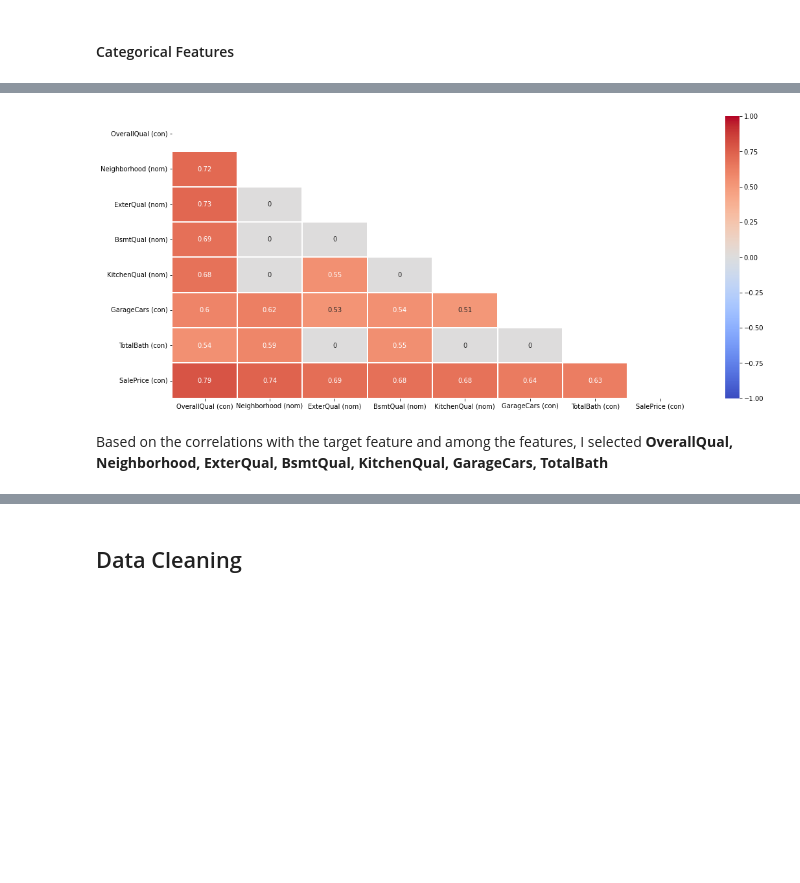
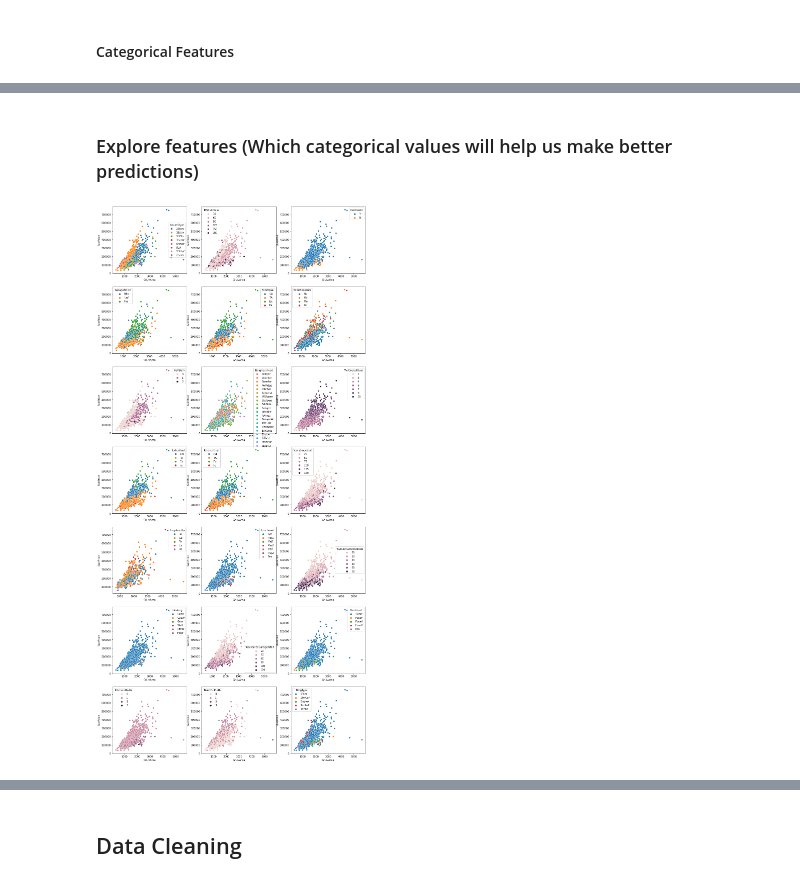
Before and after one commit to GuitooStephan/dsp-stephane-tanoh, a Jupyter notebook: notebooks/house-prices-modeling.ipynb, the cells around one changed output, grey strips where cells are left out. Saved outputs shown, nothing was run; the diff lists cells and outputs as text; code cells hidden in the pictures; blank space fills up the shorter version.

```diff
--- a/notebooks/house-prices-modeling.ipynb
+++ b/notebooks/house-prices-modeling.ipynb
@@ -211,19 +228,51 @@ FullBath (con)        0.560664
 Name: SalePrice (con), dtype: float64
-# %%
-# Show the correlation among them and the target feature
-categorical_correlated_features = ['OverallQual', 'Neighborhood', 'ExterQual', 'BsmtQual', 'KitchenQual', 'GarageCars', 'TotalBath', 'SalePrice']
-categorical_data_corr_result = nominal.associations(train_data_raw, figsize=(18, 18), mark_columns=True, compute_only=True,
-                     display_columns=categorical_correlated_features,
-                    display_rows=categorical_correlated_features)
-categorical_data_corr = pd.DataFrame(categorical_data_corr_result['corr'])
-categorical_data_corr[np.abs(categorical_data_corr)<.5] = 0
-
-plt.figure(figsize=(18, 8))
-mask = np.zeros_like(categorical_data_corr, dtype=bool)
-mask[np.triu_indices_from(mask)] = True
-sns.heatmap(categorical_data_corr, vmin=-1, vmax=1, cmap='coolwarm', mask = mask,annot=True, linewidths=0.1)
-plt.show()
-# %% [output]
-[figure, removed]
-# %% [markdown]
-Based on the correlations with the target feature and among the features, I selected <b>OverallQual, Neighborhood, ExterQual, BsmtQual, KitchenQual, GarageCars, TotalBath</b>
+# %% [markdown]
+### Explore features (Which categorical values will help us make better predictions)
+# %%
+fig, axes = plt.subplots(nrows=7, ncols=3, figsize=(18,40))
+
+sns.scatterplot(data=train_data_raw, x='GrLivArea', y='SalePrice', hue='HouseStyle', ax=axes[0,0])
+
+sns.scatterplot(data=train_data_raw, x='GrLivArea', y='SalePrice', hue='MSSubClass', ax=axes[0,1])
+
+sns.scatterplot(data=train_data_raw, x='GrLivArea', y='SalePrice', hue='CentralAir', ax=axes[0,2])
+
+sns.scatterplot(data=train_data_raw, x='GrLivArea', y='SalePrice', hue='GarageFinish', ax=axes[1,0])
+
+sns.scatterplot(data=train_data_raw, x='GrLivArea', y='SalePrice', hue='BsmtQual', ax=axes[1,1])
+
+sns.scatterplot(data=train_data_raw, x='GrLivArea', y='SalePrice', hue='BsmtExposure', ax=axes[1,2])
+
+sns.scatterplot(data=train_data_raw, x='GrLivArea', y='SalePrice', hue='HalfBath', ax=axes[2,0])
+
+sns.scatterplot(data=train_data_raw, x='GrLivArea', y='SalePrice', hue='Neighborhood', ax=axes[2,1])
+
+sns.scatterplot(data=train_data_raw, x='GrLivArea', y='SalePrice', hue='OverallQual', ax=axes[2,2])
+
+sns.scatterplot(data=train_data_raw, x='GrLivArea', y='SalePrice', hue='ExterQual', ax=axes[3,0])
+
+sns.scatterplot(data=train_data_raw, x='GrLivArea', y='SalePrice', hue='KitchenQual', ax=axes[3,1])
+
+sns.scatterplot(data=train_data_raw, x='GrLivArea', y='SalePrice', hue='YearsSinceBuilt', ax=axes[3,2])
+
+sns.scatterplot(data=train_data_raw, x='GrLivArea', y='SalePrice', hue='FireplaceQu', ax=axes[4,0])
+
+sns.scatterplot(data=train_data_raw, x='GrLivArea', y='SalePrice', hue='Functional', ax=axes[4,1])
+
+sns.scatterplot(data=train_data_raw, x='GrLivArea', y='SalePrice', hue='YearsSinceRemodAdd', ax=axes[4,2])
+
+sns.scatterplot(data=train_data_raw, x='GrLivArea', y='SalePrice', hue='Heating', ax=axes[5,0])
+
+sns.scatterplot(data=train_data_raw, x='GrLivArea', y='SalePrice', hue='YearsSinceGarageYrBlt', ax=axes[5,1])
+
+sns.scatterplot(data=train_data_raw, x='GrLivArea', y='SalePrice', hue='Electrical', ax=axes[5,2])
+
+sns.scatterplot(data=train_data_raw, x='GrLivArea', y='SalePrice', hue='KitchenAbvGr', ax=axes[6,0])
+
+sns.scatterplot(data=train_data_raw, x='GrLivArea', y='SalePrice', hue='BsmtFullBath', ax=axes[6,1])
+
+sns.scatterplot(data=train_data_raw, x='GrLivArea', y='SalePrice', hue='BldgType', ax=axes[6,2])
+
+plt.show()
+# %% [output]
+[figure, added]
```
Also changed, not shown: parts of 26 cells of this notebook.
